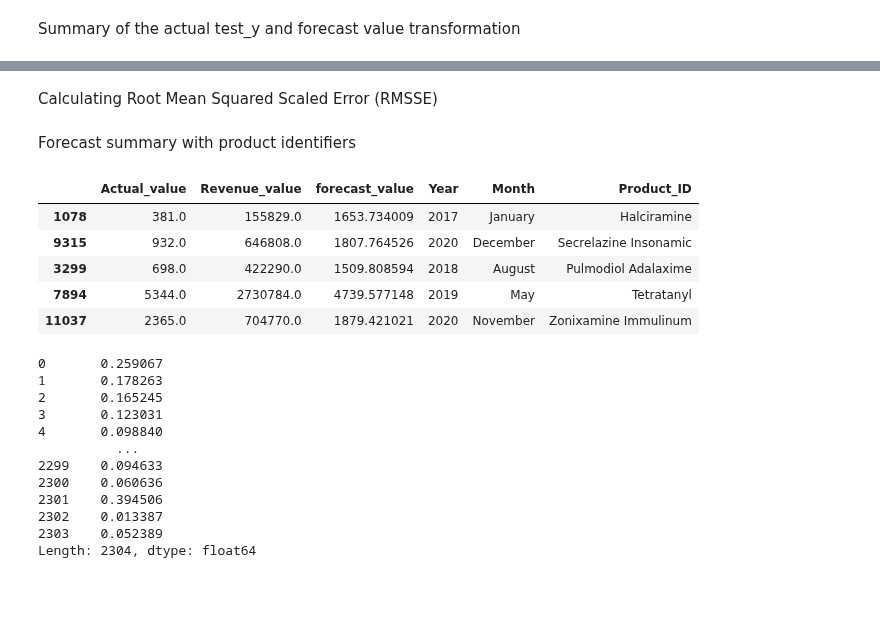
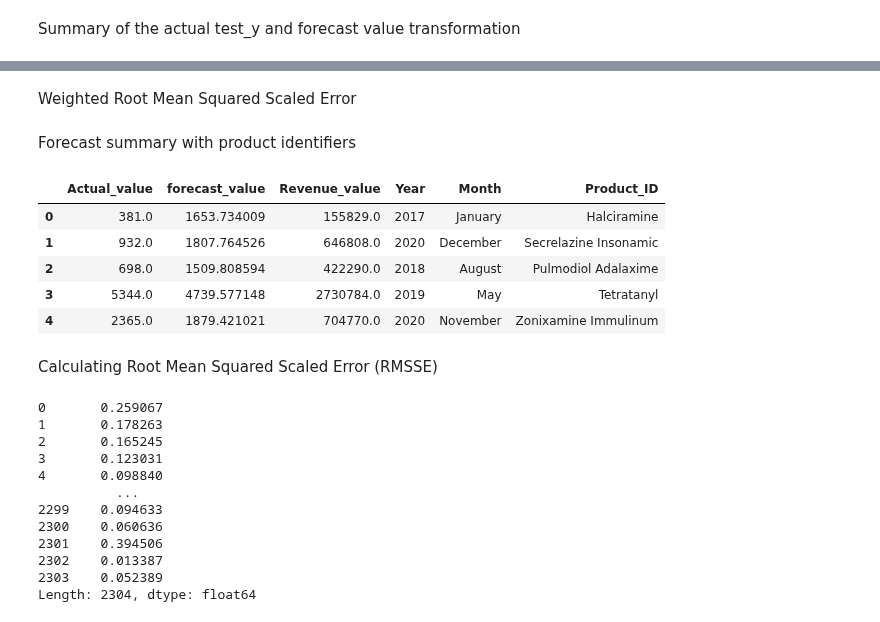
Before and after one commit to OlanreleOladeji/Demand-forecast--XGBoost, a Jupyter notebook: Products_quantity_forecasting_model_(XGB).ipynb, the cells around one changed output, grey strips where cells are left out. Saved outputs shown, nothing was run; the diff lists cells and outputs as text; code cells hidden in the pictures; blank space fills up the shorter version.

```diff
--- a/Products_quantity_forecasting_model_(XGB).ipynb
+++ b/Products_quantity_forecasting_model_(XGB).ipynb
@@ -398,23 +360,27 @@ TRYING OUT WRMSSE
+# %% [markdown]
+Weighted Root Mean Squared Scaled Error
+# %% [markdown]
+Forecast summary with product identifiers
+# %%
+test_df_subset = test_df[['Year', 'Month', 'Product_ID']].reset_index(drop=True)
+
+summary = Inverse_Summary_df.merge(
+    test_df_subset,
+    left_index=True,
+    right_index=True,
+    how='left'
+)
+
+display(summary.head())
+# %% [output]
+|  | Actual_value | forecast_value | Revenue_value | Year | Month | Product_ID |
+| 0 | 381.0 | 1653.734009 | 155829.0 | 2017 | January | Halciramine |
+| 1 | 932.0 | 1807.764526 | 646808.0 | 2020 | December | Secrelazine Insonamic |
+| 2 | 698.0 | 1509.808594 | 422290.0 | 2018 | August | Pulmodiol Adalaxime |
+| 3 | 5344.0 | 4739.577148 | 2730784.0 | 2019 | May | Tetratanyl |
+| 4 | 2365.0 | 1879.421021 | 704770.0 | 2020 | November | Zonixamine Immulinum |
 # %% [markdown]
 Calculating Root Mean Squared Scaled Error (RMSSE)
-# %% [markdown]
-Forecast summary with product identifiers
-# %%
-summary = Inverse_Summary_df.merge(
-    test_df[['Year', 'Month', 'Product_ID']],
-    left_index=True,
-    right_index=True,
-    how='left'
-)
-
-display(summary_with_identifiers.head())
-# %% [output]
-|  | Actual_value | Revenue_value | forecast_value | Year | Month | Product_ID |
-| 1078 | 381.0 | 155829.0 | 1653.734009 | 2017 | January | Halciramine |
-| 9315 | 932.0 | 646808.0 | 1807.764526 | 2020 | December | Secrelazine Insonamic |
-| 3299 | 698.0 | 422290.0 | 1509.808594 | 2018 | August | Pulmodiol Adalaxime |
-| 7894 | 5344.0 | 2730784.0 | 4739.577148 | 2019 | May | Tetratanyl |
-| 11037 | 2365.0 | 704770.0 | 1879.421021 | 2020 | November | Zonixamine Immulinum |
 # %%
 def rmsse(train_y, test_y, forecast):
     forecast_mse = np.mean((Actual_value - forecast_value)**2, axis=1)
```
Also changed, not shown: parts of 59 cells of this notebook.
